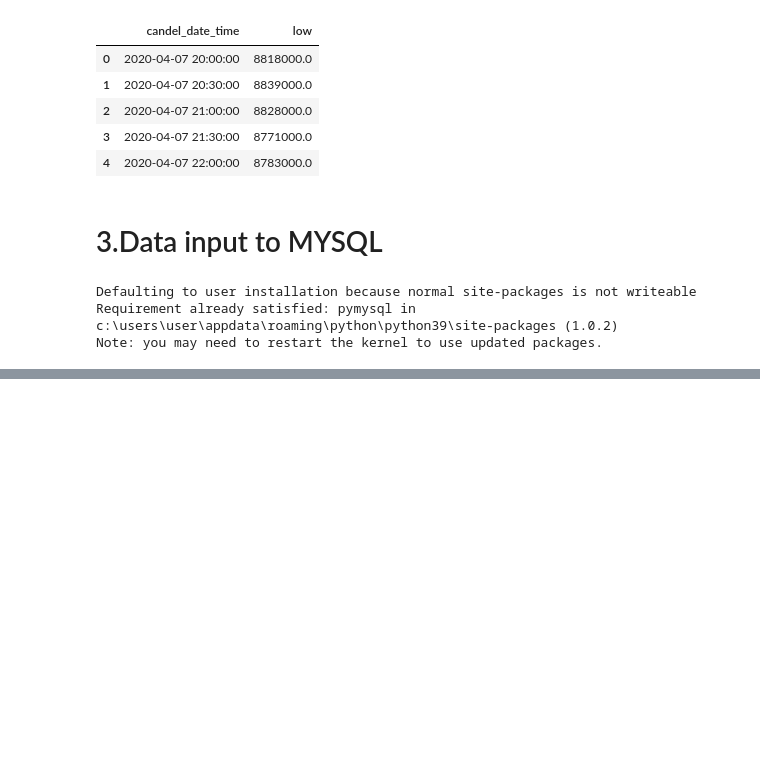
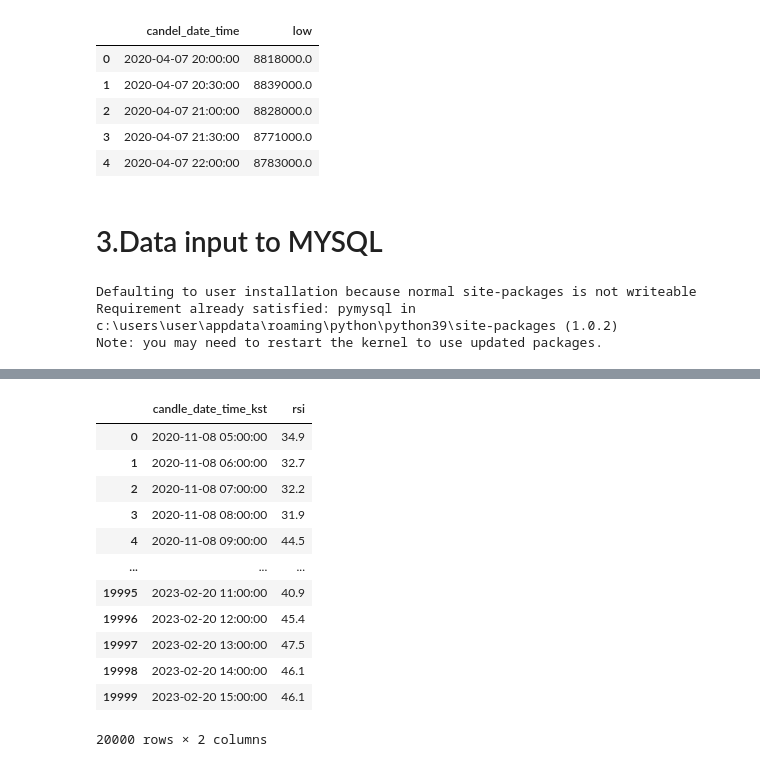
Before and after one commit to K-Digital-Coin/K-Digital_pjt_DA, a Jupyter notebook: DataPreprocessing.ipynb, the cells around one changed output, grey strips where cells are left out. Drawn from its saved outputs; the diff is of its cells as text; code cells hidden in the pictures; blank space fills up the shorter version.

```diff
--- a/DataPreprocessing.ipynb
+++ b/DataPreprocessing.ipynb
@@ -251,0 +252,5 @@ DB_NAME = 'musthave'
+# %%
+# CSV 데이터를 로드한다.
+csv_path = './data/rsi.csv'
+data = pd.read_csv(csv_path, encoding='cp949')
+data.tail()
@@ -251,0 +264,18 @@ DB_NAME = 'musthave'
+# %%
+# 입력할 테이블의 컬럼명을 맞춘다.
+data.columns = ['candle_date_time_kst','rsi']
+data
+# %% [output]
+|  | candle_date_time_kst | rsi |
+| 0 | 2020-11-08 05:00:00 | 34.9 |
+| 1 | 2020-11-08 06:00:00 | 32.7 |
+| 2 | 2020-11-08 07:00:00 | 32.2 |
+| 3 | 2020-11-08 08:00:00 | 31.9 |
+| 4 | 2020-11-08 09:00:00 | 44.5 |
+| ... | ... | ... |
+| 19995 | 2023-02-20 11:00:00 | 40.9 |
+| 19996 | 2023-02-20 12:00:00 | 45.4 |
+| 19997 | 2023-02-20 13:00:00 | 47.5 |
+| 19998 | 2023-02-20 14:00:00 | 46.1 |
+| 19999 | 2023-02-20 15:00:00 | 46.1 |
+20000 rows × 2 columns
```
Also changed, not shown: parts of 8 cells of this notebook, 6 other files.
